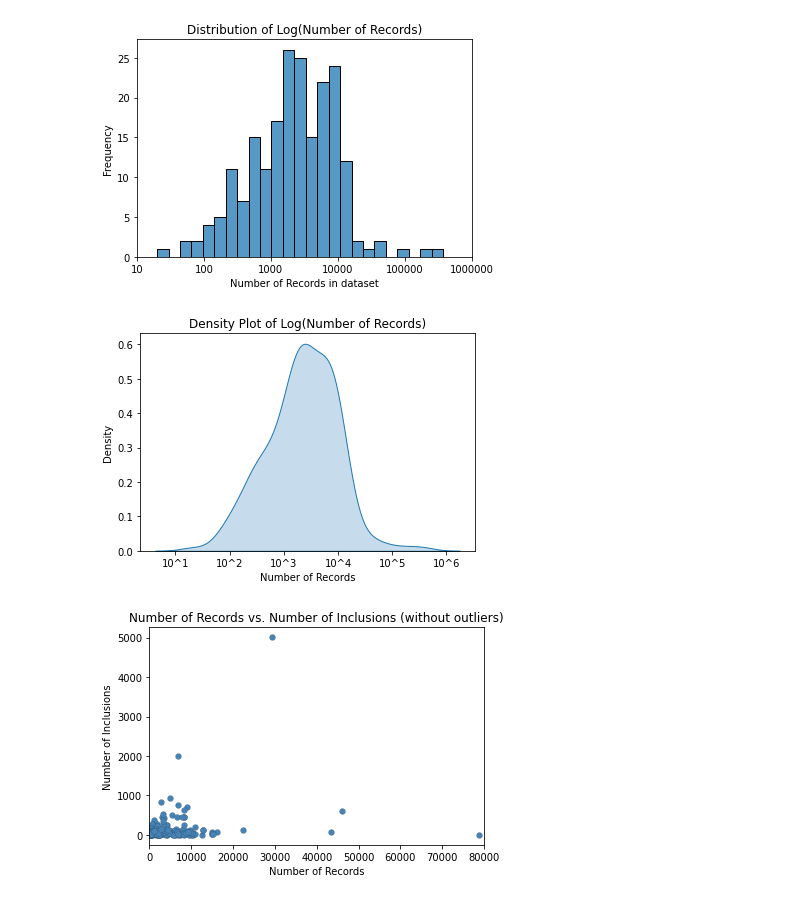
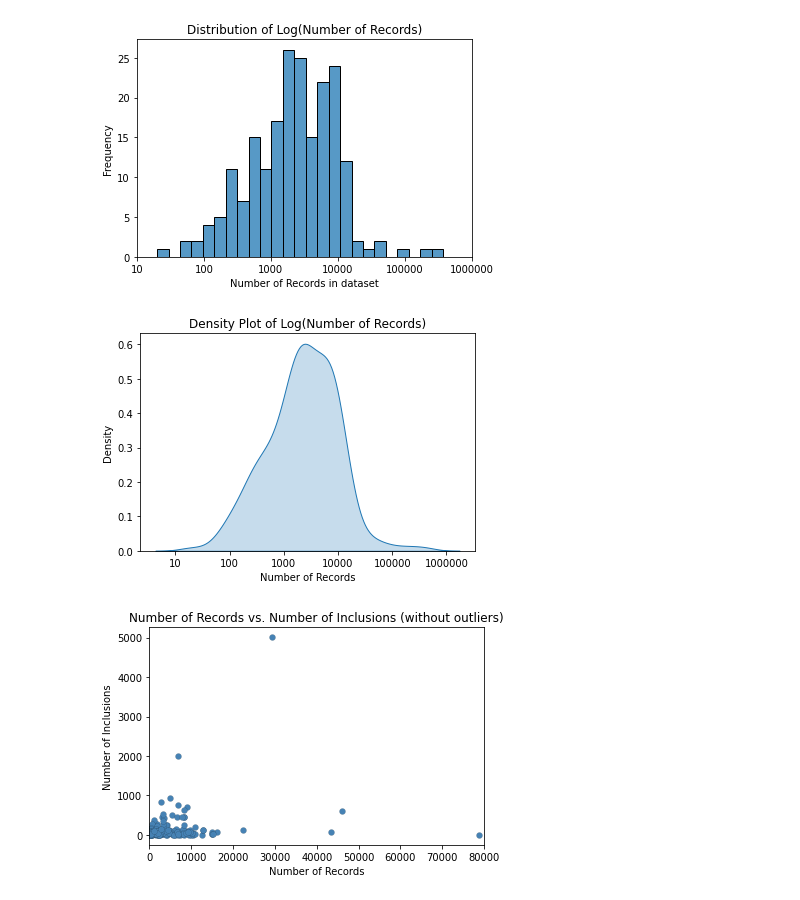
Before and after one commit to jteijema/Code-for-Simulation-Based-Active-Learning-for-Systematic-Reviews, a Jupyter notebook: Code/Datasets/datasets.ipynb, the cells around one changed output. Saved outputs shown, nothing was run; the diff lists cells and outputs as text; code cells hidden in the pictures.

Commit message:
Update dataset visualizations

```diff
--- a/Code/Datasets/datasets.ipynb
+++ b/Code/Datasets/datasets.ipynb
@@ -102,19 +102,22 @@ plt.savefig('Distribution of Log(Number of Records).png', dpi=300, bbox_inches='
 # %%
 # Density plot of log-transformed number of records with custom x-axis tick labels
 plt.figure()
 sns.kdeplot(data=df, x='log_N_Records', fill=True)
 plt.xlabel('Number of Records')
 plt.ylabel('Density')
 plt.title('Density Plot of Log(Number of Records)')
 
 # Apply the custom tick label formatter to the x-axis
 ax = plt.gca()
 ax.xaxis.set_major_formatter(FuncFormatter(log10_formatter))
 
+# change x ticks to 10, 100, 1000, 10000, 100000, 1000000
+plt.xticks([1, 2, 3, 4, 5, 6], ['10', '100', '1000', '10000', '100000', '1000000'])
+
 # Save figure
 plt.savefig('Density Plot of Log(Number of Records).png', dpi=300, bbox_inches='tight')
 # %% [output]
-[figure, old version]
+[figure, new version]
 # %%
 # Number of records and number of inclusions with outliers
 plt.figure()
```
Also changed, not shown: 2 other files.
